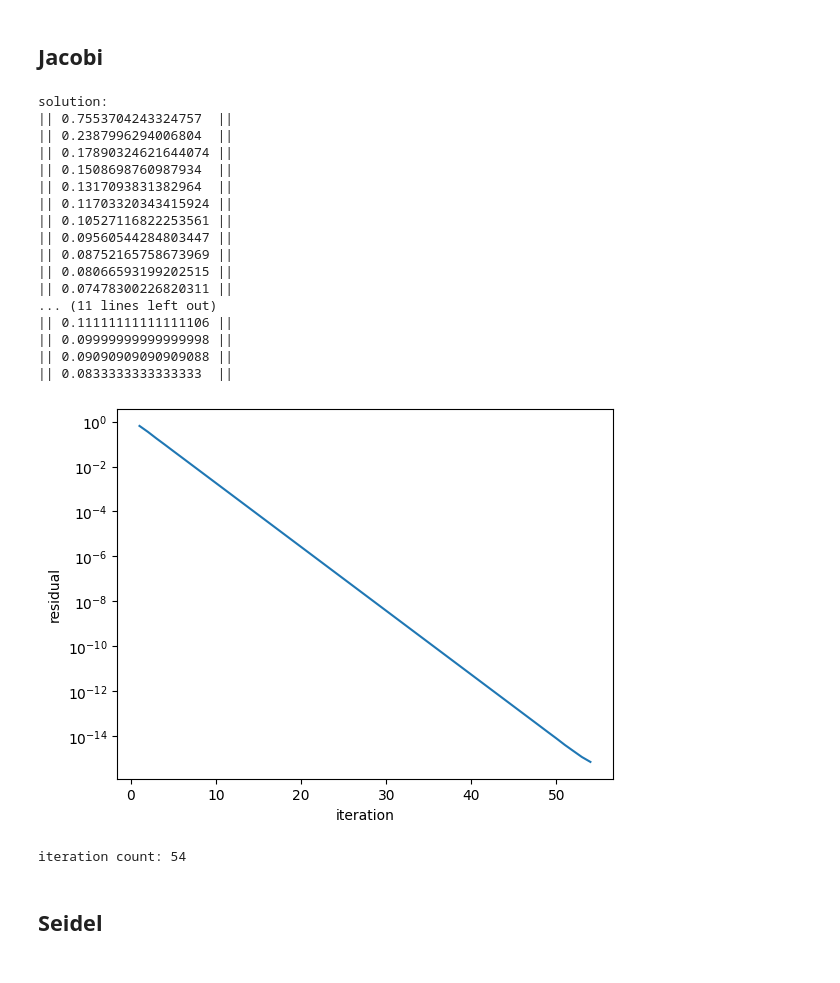
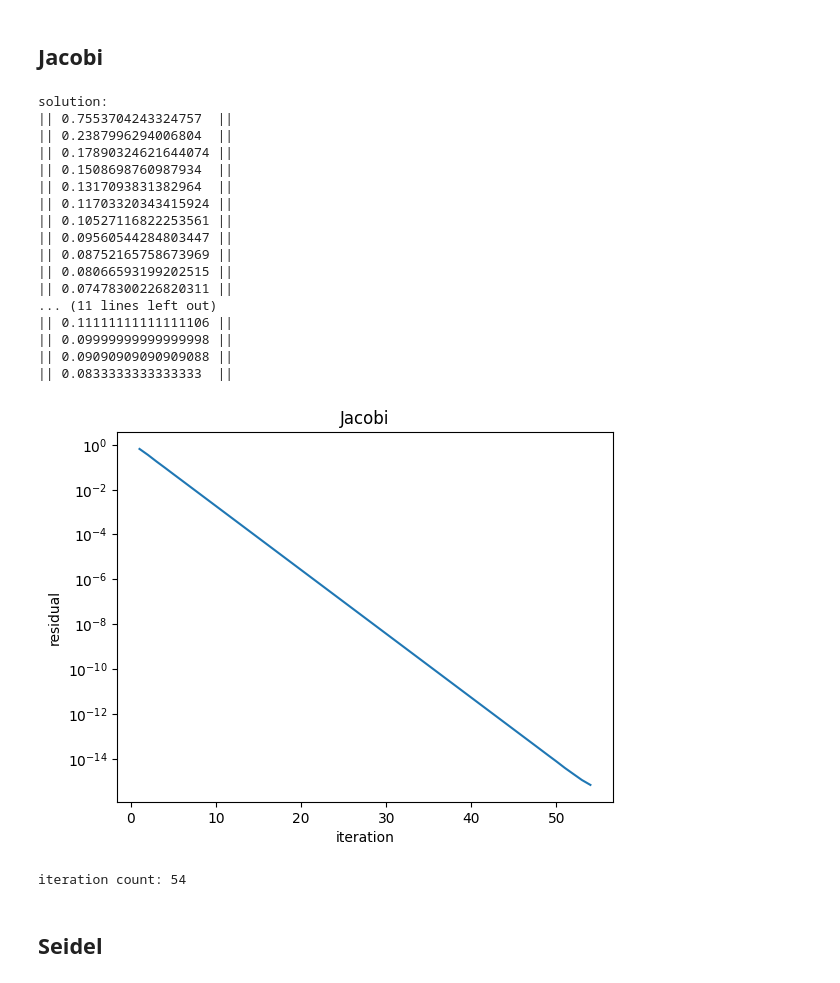
Before and after one commit to VoyakaGOD/computational-mathematics, a Jupyter notebook: linear-system.ipynb, the cells around one changed output. Cells and saved outputs as stored; diff of their text form; code cells hidden in the pictures.

Commit message:
added lab 2 final plot

```diff
--- a/linear-system.ipynb
+++ b/linear-system.ipynb
@@ -181,6 +181,7 @@ from matplotlib import pyplot as plt
 
 plot_x_points = []
 plot_y_points = []
+final_plot = []
 
 def add_residual_point(x, y):
     global plot_x_points
@@ -188,19 +189,31 @@ def add_residual_point(x, y):
     plot_x_points += [x]
     plot_y_points += [y]
 
-def show_residual_plot():
+def show_residual_plot(name):
     global plot_x_points
     global plot_y_points
+    global final_plot
     if(len(plot_x_points) == 0) or (len(plot_x_points) != len(plot_y_points)):
         return
     plt.plot(plot_x_points, plot_y_points)
+    plt.title(name)
     plt.xlabel("iteration")
     plt.ylabel("residual")
     plt.yscale("log")
     plt.show()
     print("iteration count:", len(plot_x_points))
-    plot_x_points.clear()
-    plot_y_points.clear()
+    final_plot += [(name, plot_x_points, plot_y_points)]
+    plot_x_points = []
+    plot_y_points = []
+
+def show_final_plot():
+    for plot in final_plot:
+        plt.plot(plot[1], plot[2], label=plot[0])
+    plt.xlabel("iteration")
+    plt.ylabel("residual")
+    plt.yscale("log")
+    plt.legend()
+    plt.show()
 # %% [markdown]
 ## Matrix and other settings
 # %%
@@ -216,9 +229,9 @@ print("|A| =", det(A))
 
 norm = get_Euclidian_norm
 
-def show_result(x : Vector):
+def show_result(x : Vector, name = None):
     print("solution: ", x, "\nright part:", A*x, sep="\n")
-    show_residual_plot()
+    show_residual_plot(name)
 # %% [output]
 |A| = 0.859214617468511
 # %% [markdown]
@@ -321,35 +334,35 @@ def find_solution_by_Jacobi(A : Matrix, f : Vector, x0 : Vector) -> Vector:
     x = x0.copy()
     x_dual = Vector.zeros(n)
     __iteration = 0
     while norm(A * x - f) > eps:
         for i in range(n):
             x_dual[i] = (-sum([A[i, j] * x[j] for j in range(n) if i != j]) + f[i]) / A[i, i]
         x, x_dual = x_dual, x
         __iteration += 1
         add_residual_point(__iteration, norm(A * x - f))
     return x
 
 x = find_solution_by_Jacobi(A, f, Vector.zeros(A.n))
-show_result(x)
+show_result(x, "Jacobi")
 # %% [output]
 solution:
 || 0.7553704243324757  ||
 || 0.2387996294006804  ||
 || 0.17890324621644074 ||
 || 0.1508698760987934  ||
 || 0.1317093831382964  ||
 || 0.11703320343415924 ||
 || 0.10527116822253561 ||
 || 0.09560544284803447 ||
 || 0.08752165758673969 ||
 || 0.08066593199202515 ||
 || 0.07478300226820311 ||
 ... (11 lines left out)
 || 0.11111111111111106 ||
 || 0.09999999999999998 ||
 || 0.09090909090909088 ||
 || 0.0833333333333333  ||
-[figure, old version]
+[figure, new version]
 iteration count: 54
 # %% [markdown]
 ## Seidel
```
Also changed, not shown: parts of 9 cells of this notebook, 2 other files.
